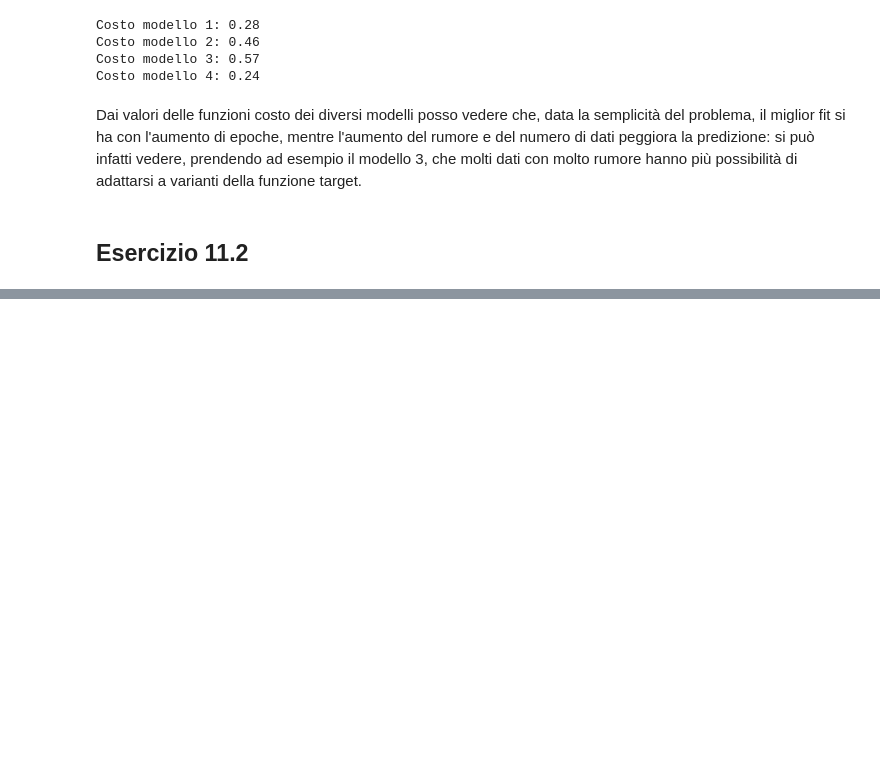
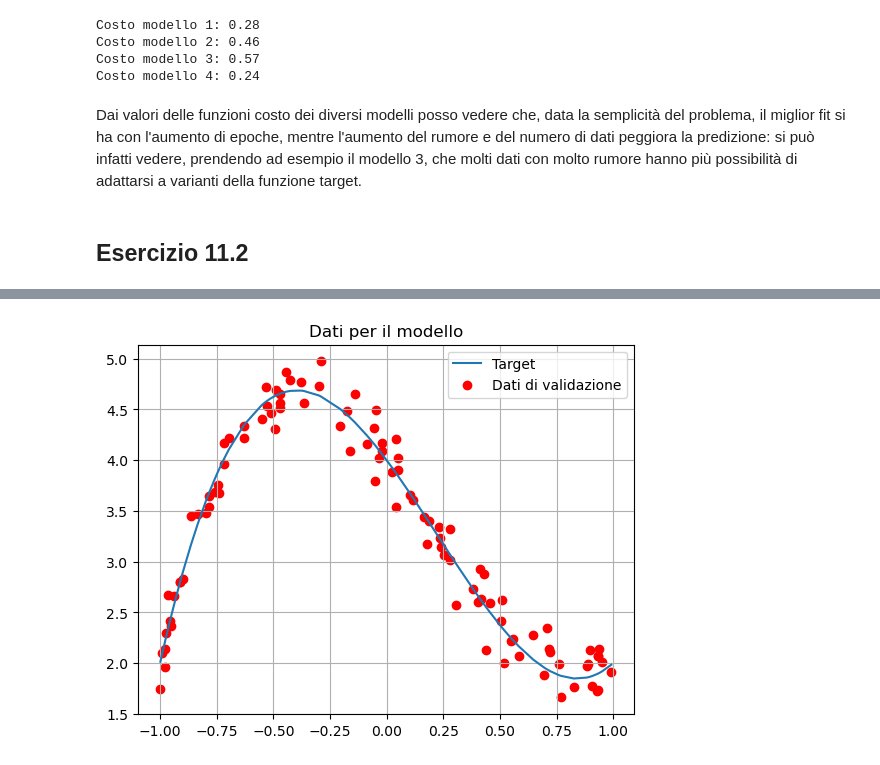
Before and after one commit to paolo-magnani/Esercizi_LSN, a Jupyter notebook: Es11/Esercitazione11.ipynb, the cells around one changed output, grey strips where cells are left out. Drawn from its saved outputs; the diff is of its cells as text; code cells hidden in the pictures; blank space fills up the shorter version.

```diff
--- a/Es11/Esercitazione11.ipynb
+++ b/Es11/Esercitazione11.ipynb
@@ -265,0 +268,23 @@ L'esercizio bla bla bla
+# %%
+def f(x):
+    return 4-3*x-2*x**2+3*x**3
+
+np.random.seed(0)
+x_train = np.random.uniform(-1, 1, 1000)
+x_valid = np.random.uniform(-1, 1, 100)
+x_valid.sort()
+y_target = f(x_valid)
+
+sigma = 0.2 # noise standard deviation
+y_train = np.random.normal(f(x_train), sigma) # actual measures from which we want to guess regression parameters
+y_valid = np.random.normal(f(x_valid), sigma)
+
+# plot validation and target dataset
+plt.plot(x_valid, y_target, label='Target')
+plt.scatter(x_valid, y_valid, color='r', label='Dati di validazione')
+plt.legend()
+plt.grid(True)
+plt.title('Dati per il modello')
+plt.show()
+# %% [output]
+[figure, added]
```
Also changed, not shown: parts of 17 cells of this notebook.
